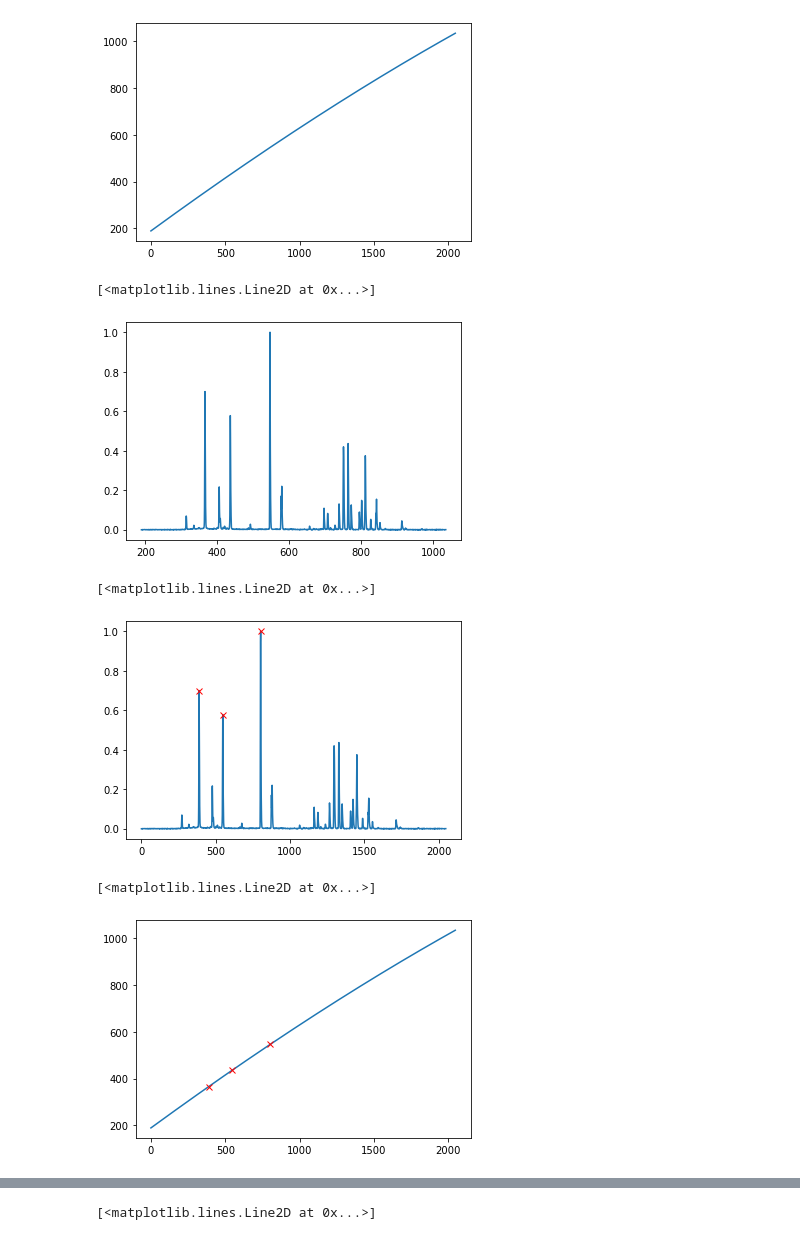
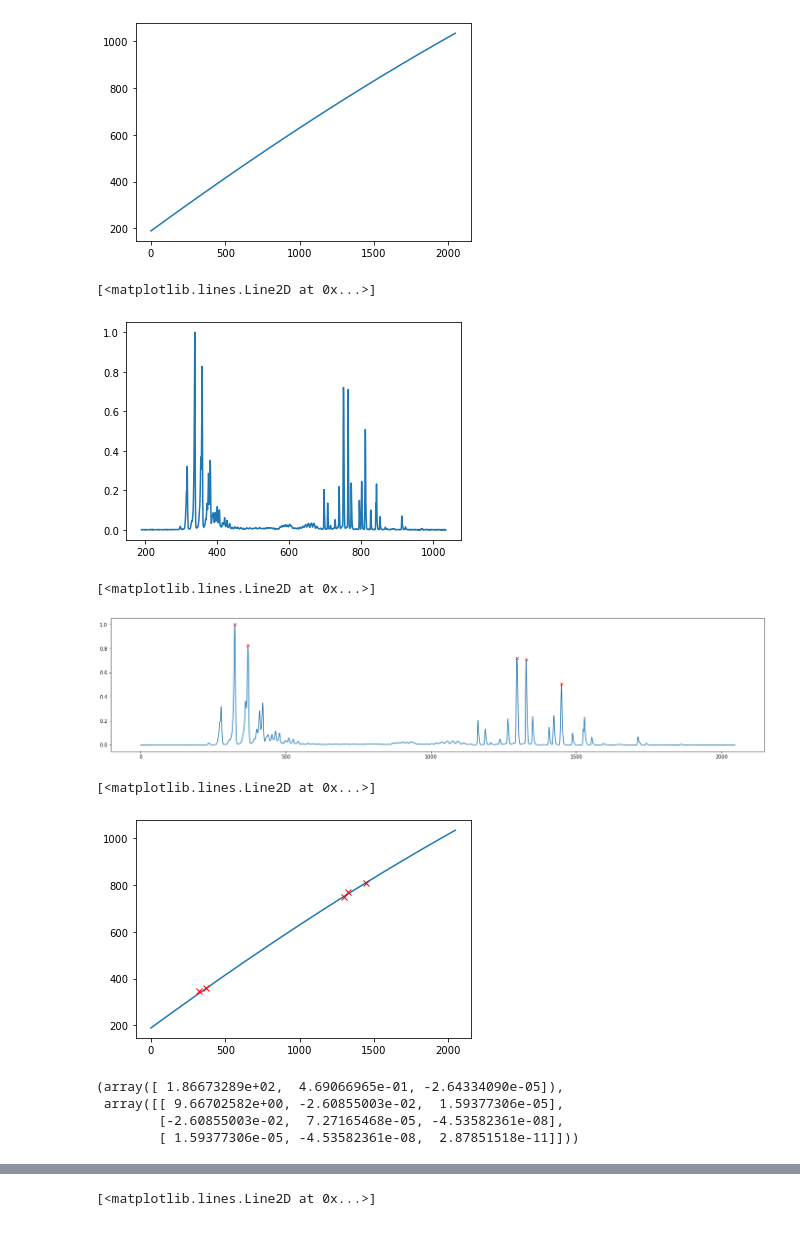
Before and after one commit to ttlindkvist/exphys2, a Jupyter notebook: Spectroscopy/calibration.ipynb, the cells around one changed output, grey strips where cells are left out. Saved outputs shown, nothing was run; the diff lists cells and outputs as text; code cells hidden in the pictures.

```diff
--- a/Spectroscopy/calibration.ipynb
+++ b/Spectroscopy/calibration.ipynb
@@ -13,14 +14,14 @@ plt.plot(reference[:,0])
 # %%
 heights = {
     'H2' : 0.2,
-    'Ar' : 0.7,
+    'Ar' : 0.4,
     'He' : 0.2,
     'Ne' : 0.6,
     'Hg' : 0.5
 }
 spectral_lines = {
     'H2' : [486, 656],
-    'Ar' : [358, ],
+    'Ar' : [349, 358, 751, 772, 811],
     'He' : [388, 447, 501, 587, 667, 706],
     'Ne' : [640],
     'Hg' : [365, 435, 546]
@@ -31,7 +32,7 @@ relative_intensity = {
 for i in relative_intensity.keys():
     relative_intensity[i] = relative_intensity[i]/np.max(relative_intensity[i])
 # %%
-tube = 'Hg'
+tube = 'Ar'
 data = np.loadtxt('Day 1/Tube/'+tube+'.txt', dtype=np.str, skiprows=14)
 data = np.char.replace(data, ',', '.').astype(np.float64)
 data_bkg = np.loadtxt('Day 1/Tube/Background - '+tube+'.txt', dtype=np.str, skiprows=14)
@@ -42,17 +43,19 @@ data[:,1] /= np.max(data[:,1])
 plt.plot(reference[:,0], data[:,1])
 # %% [output]
 [<matplotlib.lines.Line2D at 0x...>]
-[figure, old version]
+[figure, new version]
 # %%
+fig, ax = plt.subplots(1, 1)
+fig.set_size_inches(24, 5)
 peaks = find_peaks(data[:,1], height=heights[tube])[0]
-plt.plot(data[:,0], data[:,1])
-plt.plot(data[peaks,0], data[peaks,1], 'rx')
+ax.plot(data[:,0], data[:,1])
+ax.plot(data[peaks,0], data[peaks,1], 'rx')
 # %% [output]
 [<matplotlib.lines.Line2D at 0x...>]
-[figure, old version]
+[figure, new version]
 # %%
 plt.plot(reference[:,0])
 plt.plot(peaks, spectral_lines[tube], 'rx')
 # %% [output]
 [<matplotlib.lines.Line2D at 0x...>]
-[figure, old version]
+[figure, new version]
@@ -58,0 +82,7 @@ plt.plot(peaks, spectral_lines[tube], 'rx')
+# %%
+popt, pcov
+# %% [output]
+(array([ 1.86673289e+02,  4.69066965e-01, -2.64334090e-05]),
+ array([[ 9.66702582e+00, -2.60855003e-02,  1.59377306e-05],
+        [-2.60855003e-02,  7.27165468e-05, -4.53582361e-08],
+        [ 1.59377306e-05, -4.53582361e-08,  2.87851518e-11]]))
```
Also changed, not shown: parts of 5 cells of this notebook.
